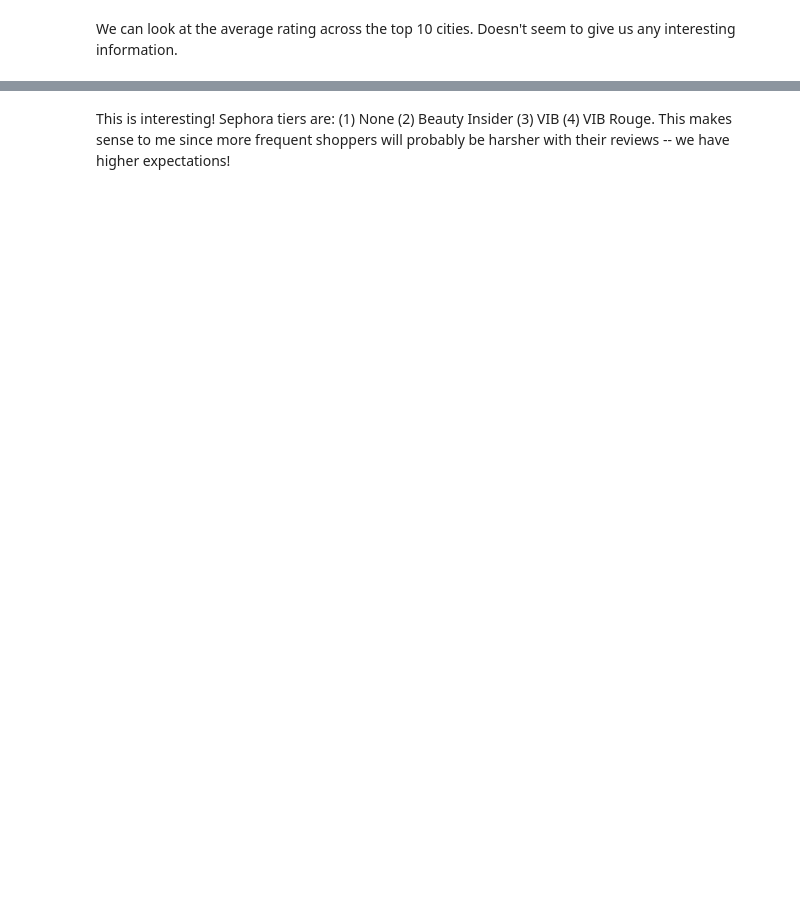
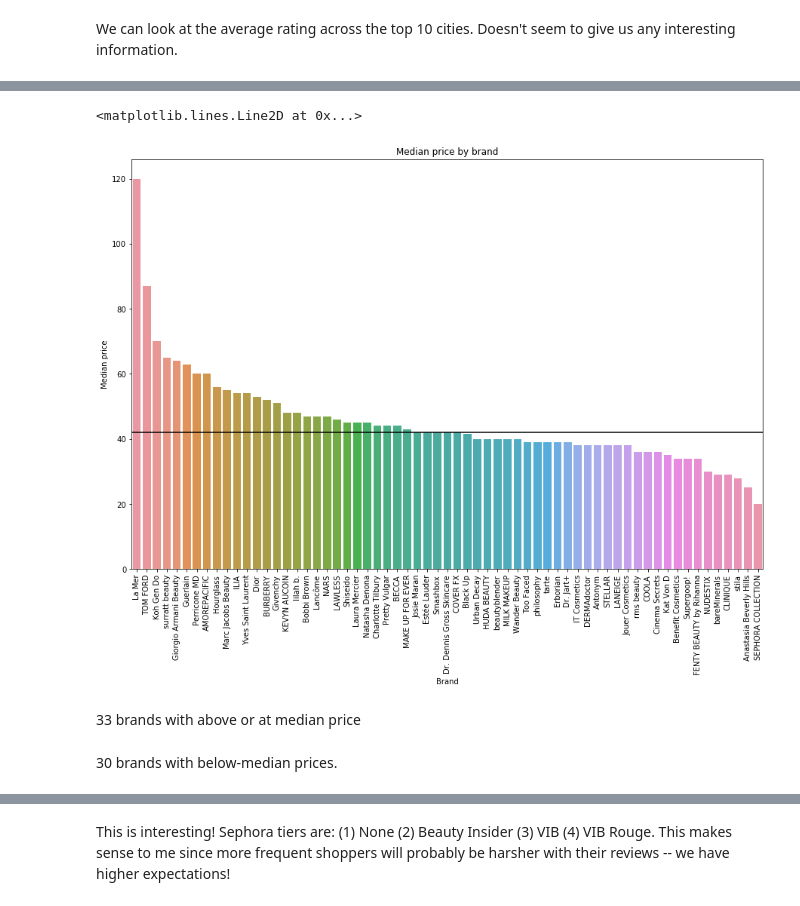
Before and after one commit to stellahkim93/Sephora, a Jupyter notebook: Sephora_Analysis.ipynb, the cells around one changed output, grey strips where cells are left out. Drawn from its saved outputs; the diff is of its cells as text; code cells hidden in the pictures; blank space fills up the shorter version.

```diff
--- a/Sephora_Analysis.ipynb
+++ b/Sephora_Analysis.ipynb
@@ -351,0 +204,13 @@ top10cities_reviews.groupby(["location"]).agg({"rating": "mean"})
+# %%
+plt.figure(figsize = (15,10))
+sns.barplot(x = reviews.groupby(["brand"]).agg({"price": "median"}).sort_values(by = "price", ascending = False).index.to_series(), y = reviews.groupby(["brand"]).agg({"price": "median"}).sort_values(by = "price", ascending = False)["price"], ci = None)
+plt.title("Median price by brand")
+plt.xlabel("Brand")
+plt.ylabel("Median price")
+plt.xticks(rotation = 90)
+plt.axhline(y=median_price, color='black', linestyle='-')
+# %% [output]
+<matplotlib.lines.Line2D at 0x...>
+[figure, added]
+# %% [markdown]
+33 brands with above or at median price
@@ -351,0 +221,2 @@ top10cities_reviews.groupby(["location"]).agg({"rating": "mean"})
+# %% [markdown]
+30 brands with below-median prices.
```
Also changed, not shown: parts of 194 cells of this notebook.
